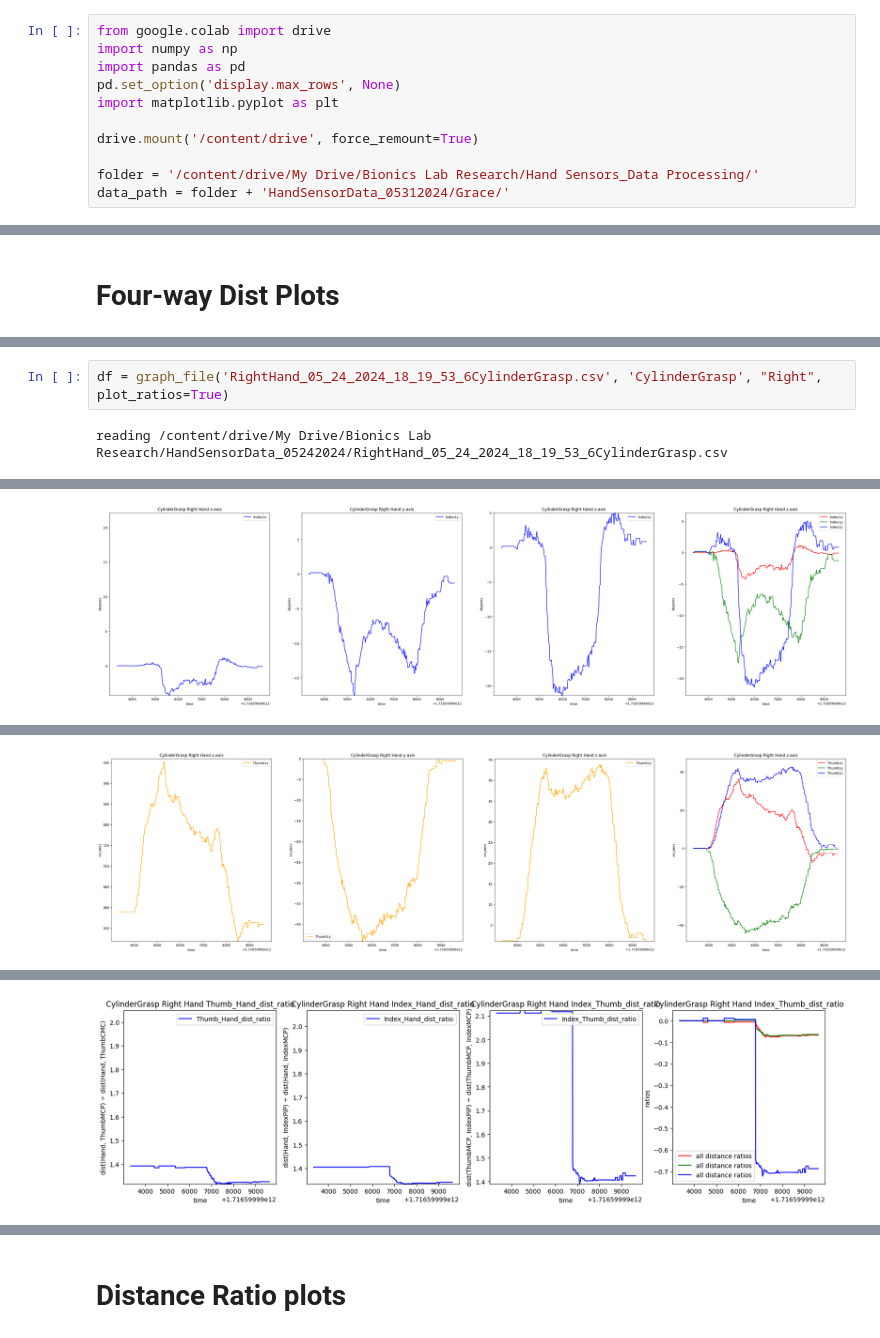
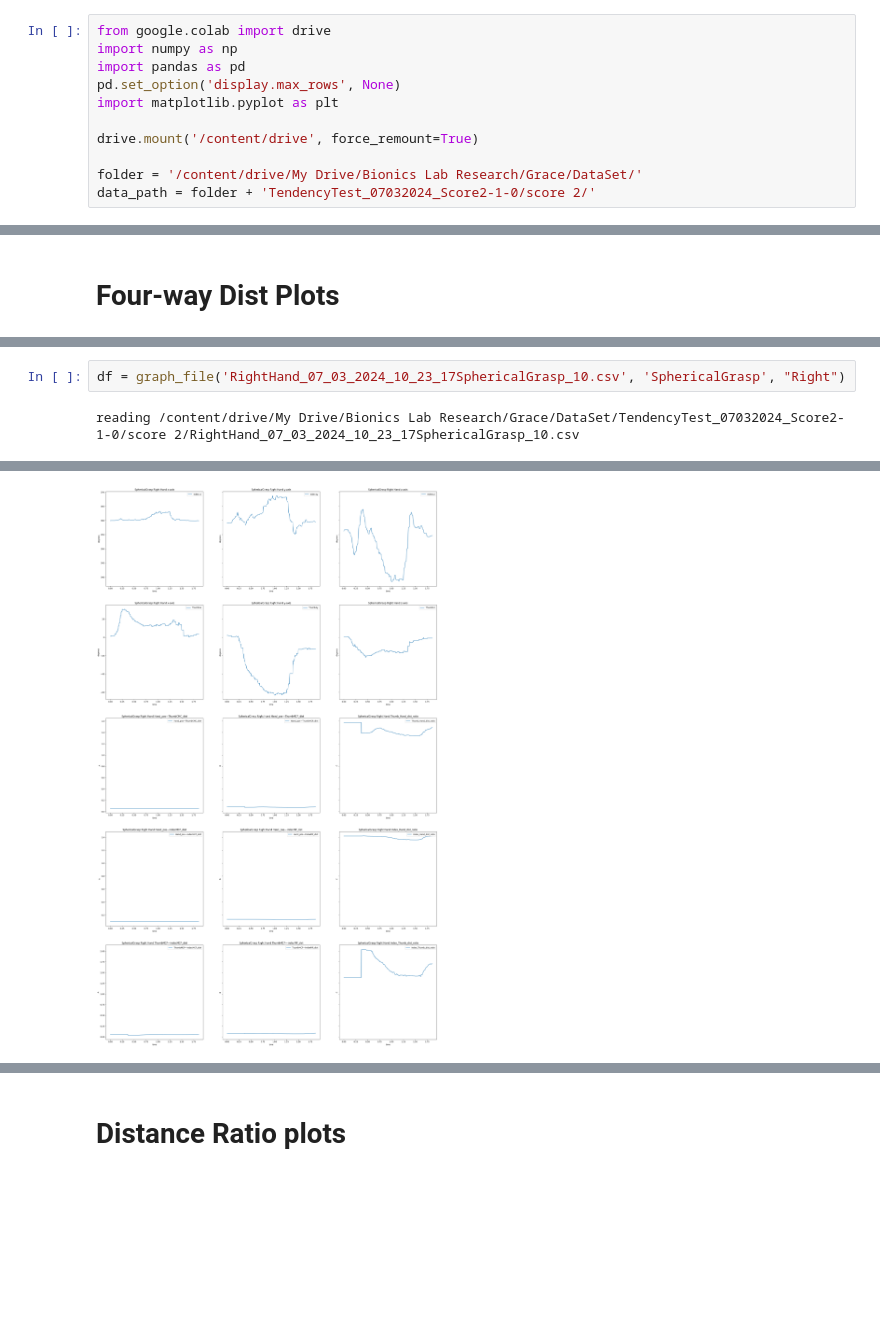
Before and after one commit to gracchen/bionics-lab-hand-plots, a Jupyter notebook: plots.ipynb, the cells around one changed output, grey strips where cells are left out. Drawn from its saved outputs; the diff is of its cells as text; blank space fills up the shorter version.

```diff
--- a/plots.ipynb
+++ b/plots.ipynb
@@ -12,8 +12,8 @@ import matplotlib.pyplot as plt
 
 drive.mount('/content/drive', force_remount=True)
 
-folder = '/content/drive/My Drive/Bionics Lab Research/Hand Sensors_Data Processing/'
-data_path = folder + 'HandSensorData_05312024/Grace/'
+folder = '/content/drive/My Drive/Bionics Lab Research/Grace/DataSet/'
+data_path = folder + 'TendencyTest_07032024_Score2-1-0/score 2/'
 # %% [output]
 Mounted at /content/drive
 # %% [markdown]
@@ -217,6 +452,6 @@ filenames
 # %%
-df = graph_file('RightHand_05_24_2024_18_19_53_6CylinderGrasp.csv', 'CylinderGrasp', "Right", plot_ratios=True)
+df = graph_file('RightHand_07_03_2024_10_23_17SphericalGrasp_10.csv', 'SphericalGrasp', "Right")
 # %% [output]
-reading /content/drive/My Drive/Bionics Lab Research/HandSensorData_05242024/RightHand_05_24_2024_18_19_53_6CylinderGrasp.csv
+reading /content/drive/My Drive/Bionics Lab Research/Grace/DataSet/TendencyTest_07032024_Score2-1-0/score 2/RightHand_07_03_2024_10_23_17SphericalGrasp_10.csv
 [interactive output not drawn]
-[figure, old version]
+[figure, new version]
@@ -224 +457,0 @@ reading /content/drive/My Drive/Bionics Lab Research/HandSensorData_05242024/Rig
-[figure, removed]
@@ -226,4 +458,3 @@ reading /content/drive/My Drive/Bionics Lab Research/HandSensorData_05242024/Rig
-[figure, removed]
 # %%
 # generate and save batch of all plots:
 for testno in range(len(testnames)):
```
Also changed, not shown: parts of 9 cells of this notebook.
